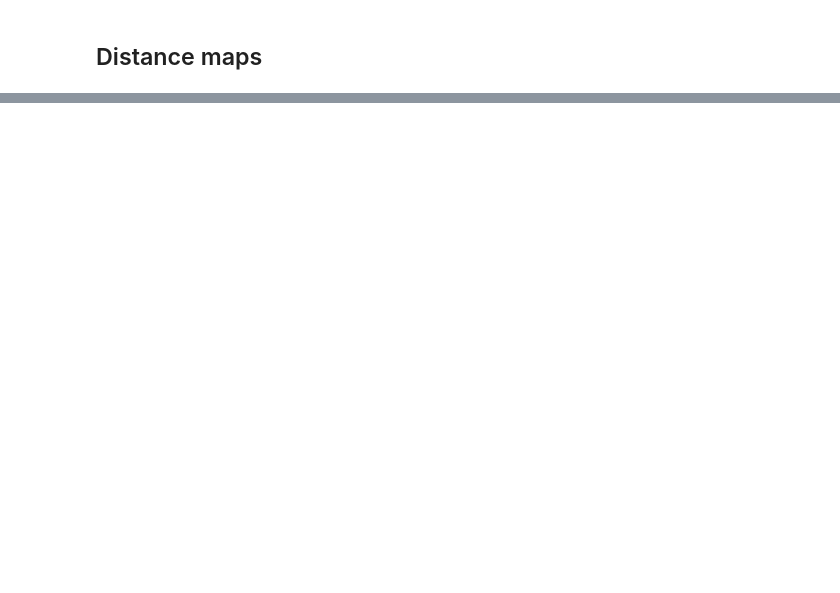
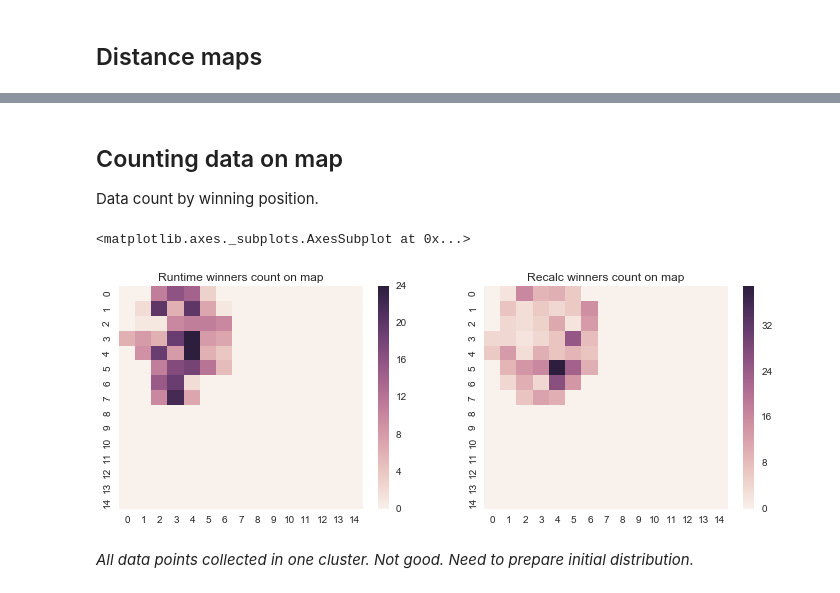
Before and after one commit to iterater/ensemble-forecasting, a Jupyter notebook: ipynb/Testing SOM.ipynb, the cells around one changed output, grey strips where cells are left out. Drawn from its saved outputs; the diff is of its cells as text; code cells hidden in the pictures; blank space fills up the shorter version.

Commit message:
Counting data on the map

```diff
--- a/ipynb/Testing SOM.ipynb
+++ b/ipynb/Testing SOM.ipynb
@@ -189,0 +188,22 @@ sns.heatmap(dist_u)
+# %% [markdown]
+## Counting data on map
+Data count by winning position.
+# %%
+runtime_winners = np.zeros(m_size, dtype=np.int)
+recalc_winners = np.zeros(m_size, dtype=np.int)
+for t in range(N):
+    runtime_winners[m_index[winner_index[t], 0], m_index[winner_index[t], 1]] += 1
+    wi = get_winner_index(d[t], w)
+    recalc_winners[m_index[wi, 0], m_index[wi, 1]] += 1
+plt.figure(figsize=(12, 4))
+plt.subplot(121)
+plt.title('Runtime winners count on map')
+sns.heatmap(runtime_winners)
+plt.subplot(122)
+plt.title('Recalc winners count on map')
+sns.heatmap(recalc_winners)
+# %% [output]
+<matplotlib.axes._subplots.AxesSubplot at 0x...>
+[figure, added]
+# %% [markdown]
+_All data points collected in one cluster. Not good. Need to prepare initial distribution._
```
Also changed, not shown: parts of 11 cells of this notebook.
